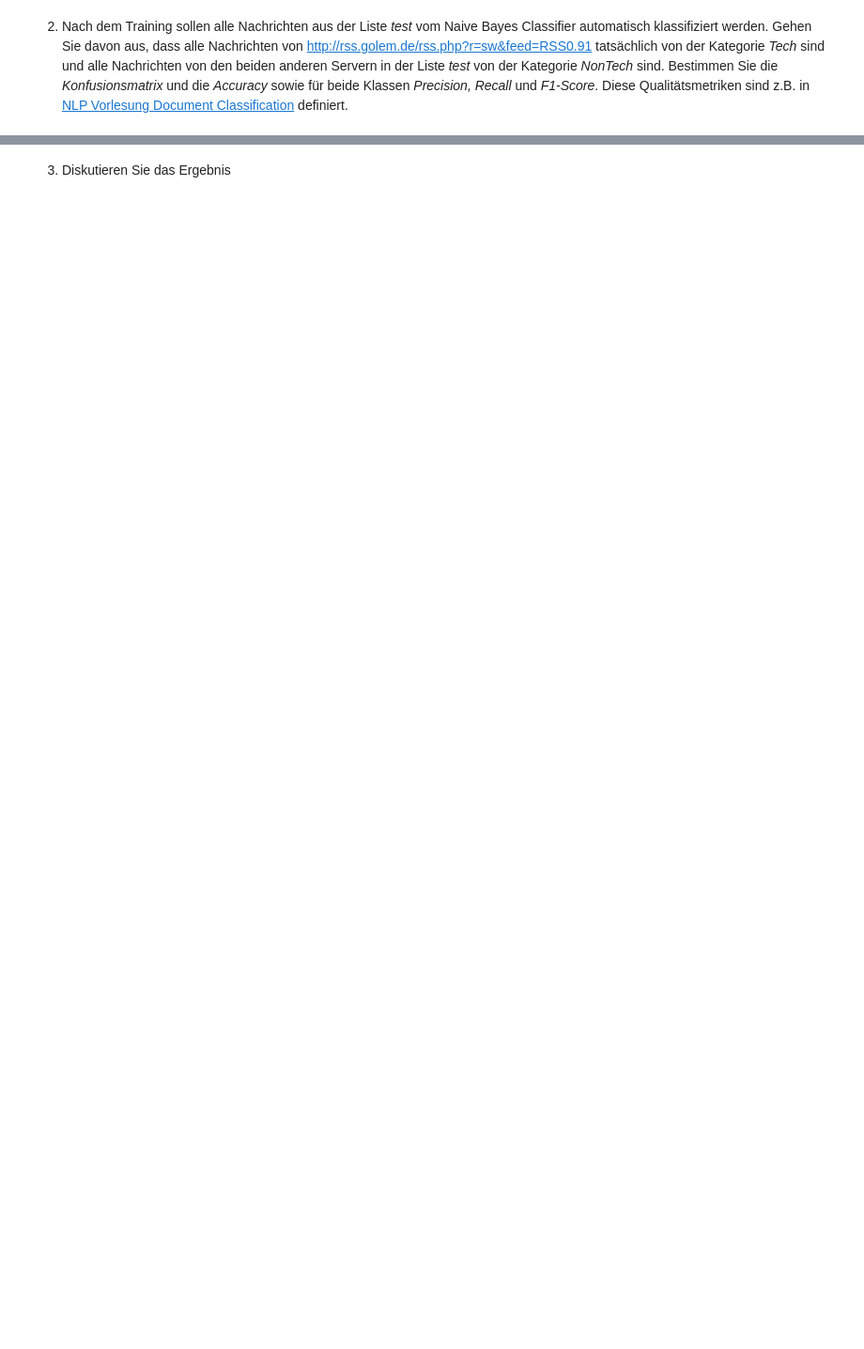
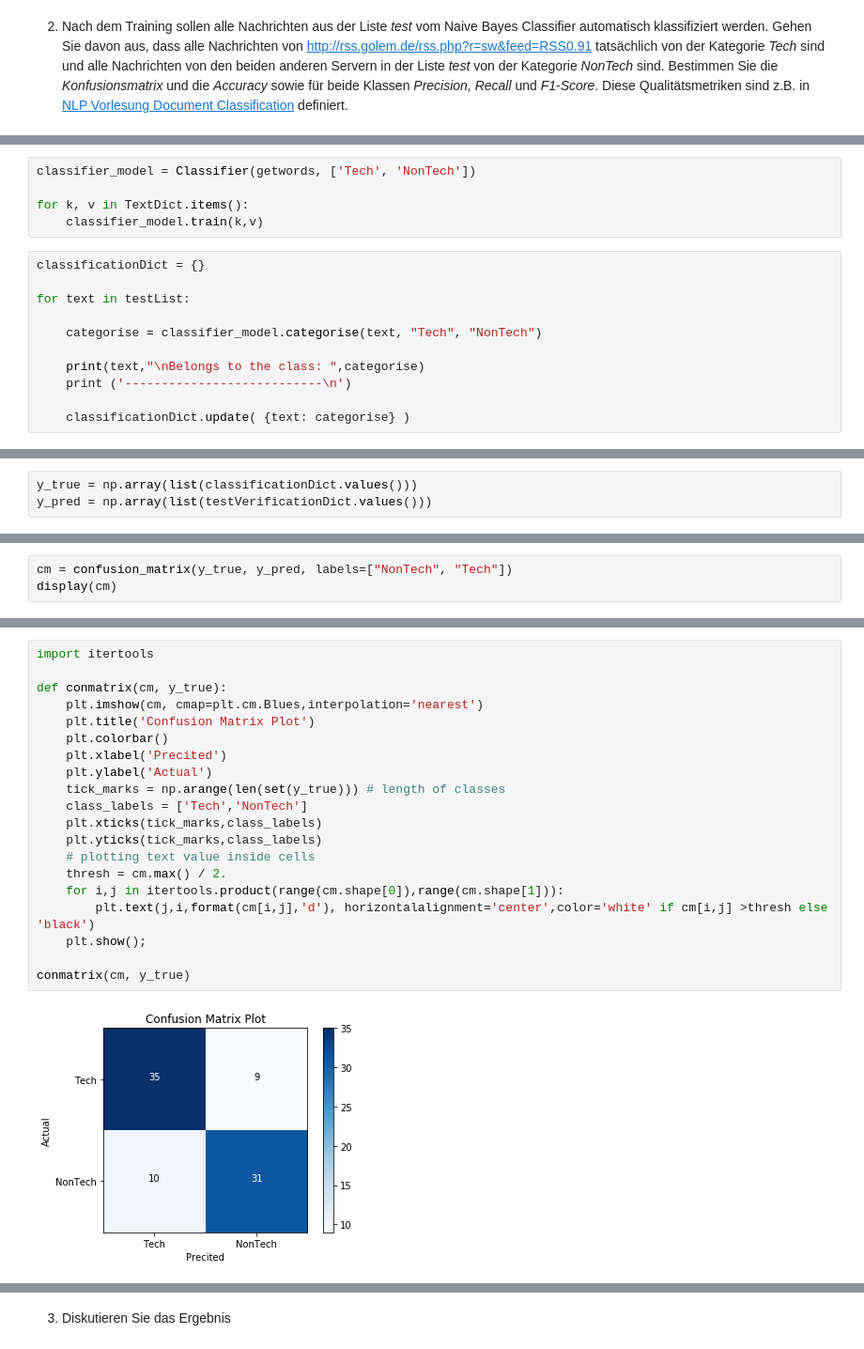
Before and after one commit to JaninaMattes/data-mining-pattern-recogntion, a Jupyter notebook: src/proj4_document_classification/model/VersuchDocumentClassification.ipynb, the cells around one changed output, grey strips where cells are left out. Shown at 94% size. Cells and saved outputs as stored; diff of their text form; blank space fills up the shorter version.

Commit message:
src: Add evaluation for document classifcation via confusion matrix

```diff
--- a/src/proj4_document_classification/model/VersuchDocumentClassification.ipynb
+++ b/src/proj4_document_classification/model/VersuchDocumentClassification.ipynb
@@ -460,0 +463,16 @@ Carkey: iPhone wird mit iOS 13.6 zum Autoschlüssel Apples Carkey-Funktion wird
+# %%
+classifier_model = Classifier(getwords, ['Tech', 'NonTech'])
+
+for k, v in TextDict.items():
+    classifier_model.train(k,v)
+# %%
+classificationDict = {}
+
+for text in testList:
+
+    categorise = classifier_model.categorise(text, "Tech", "NonTech")
+
+    print(text,"\nBelongs to the class: ",categorise)
+    print ('---------------------------\n')
+
+    classificationDict.update( {text: categorise} )
@@ -462,0 +518,3 @@ Konfusionsmatrix und die Accuracy sowie für beide Klassen Precision, Recall und
+# %%
+y_true = np.array(list(classificationDict.values()))
+y_pred = np.array(list(testVerificationDict.values()))
@@ -462,0 +523,3 @@ Konfusionsmatrix und die Accuracy sowie für beide Klassen Precision, Recall und
+# %%
+cm = confusion_matrix(y_true, y_pred, labels=["NonTech", "Tech"])
+display(cm)
@@ -462,0 +542,22 @@ Konfusionsmatrix und die Accuracy sowie für beide Klassen Precision, Recall und
+# %%
+import itertools
+
+def conmatrix(cm, y_true):
+    plt.imshow(cm, cmap=plt.cm.Blues,interpolation='nearest')
+    plt.title('Confusion Matrix Plot')
+    plt.colorbar()
+    plt.xlabel('Precited')
+    plt.ylabel('Actual')
+    tick_marks = np.arange(len(set(y_true))) # length of classes
+    class_labels = ['Tech','NonTech']
+    plt.xticks(tick_marks,class_labels)
+    plt.yticks(tick_marks,class_labels)
+    # plotting text value inside cells
+    thresh = cm.max() / 2.
+    for i,j in itertools.product(range(cm.shape[0]),range(cm.shape[1])):
+        plt.text(j,i,format(cm[i,j],'d'), horizontalalignment='center',color='white' if cm[i,j] >thresh else 'black')
+    plt.show();
+
+conmatrix(cm, y_true)
+# %% [output]
+[figure, added]
```
Also changed, not shown: parts of 30 cells of this notebook.
